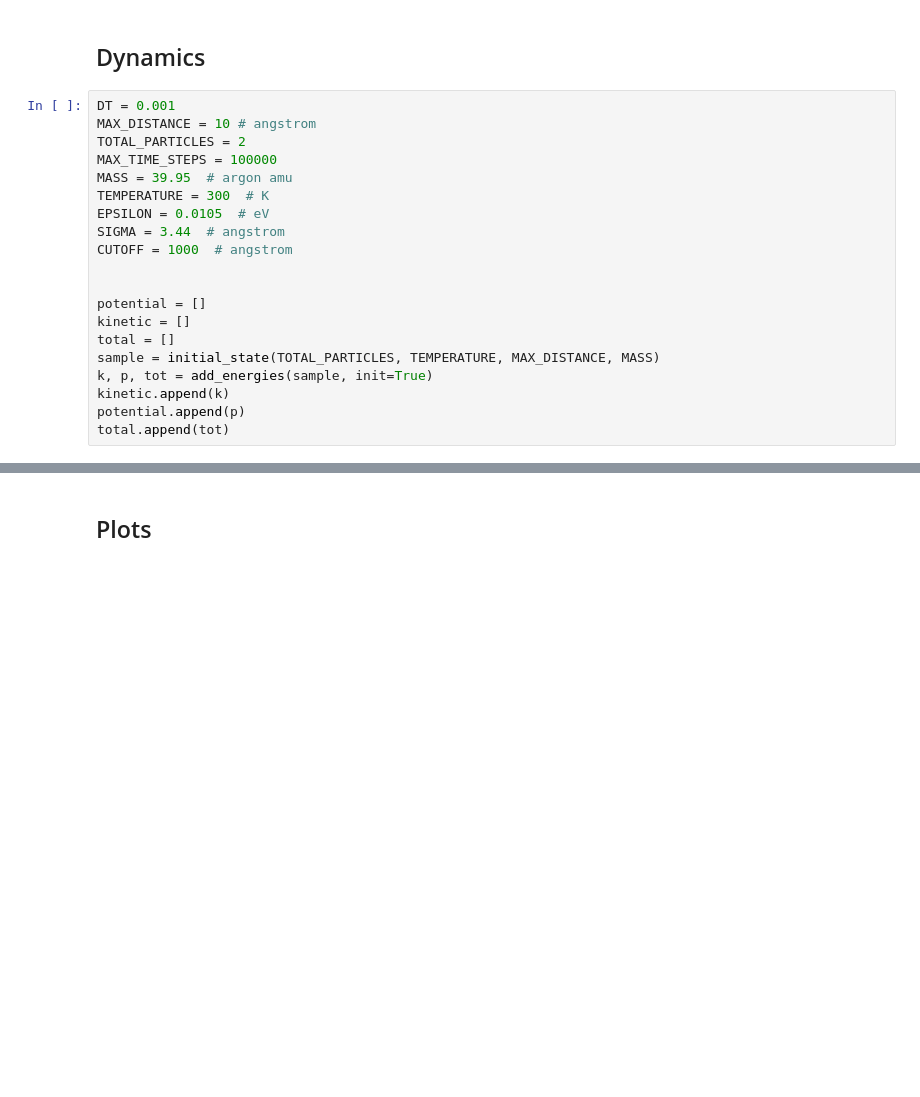
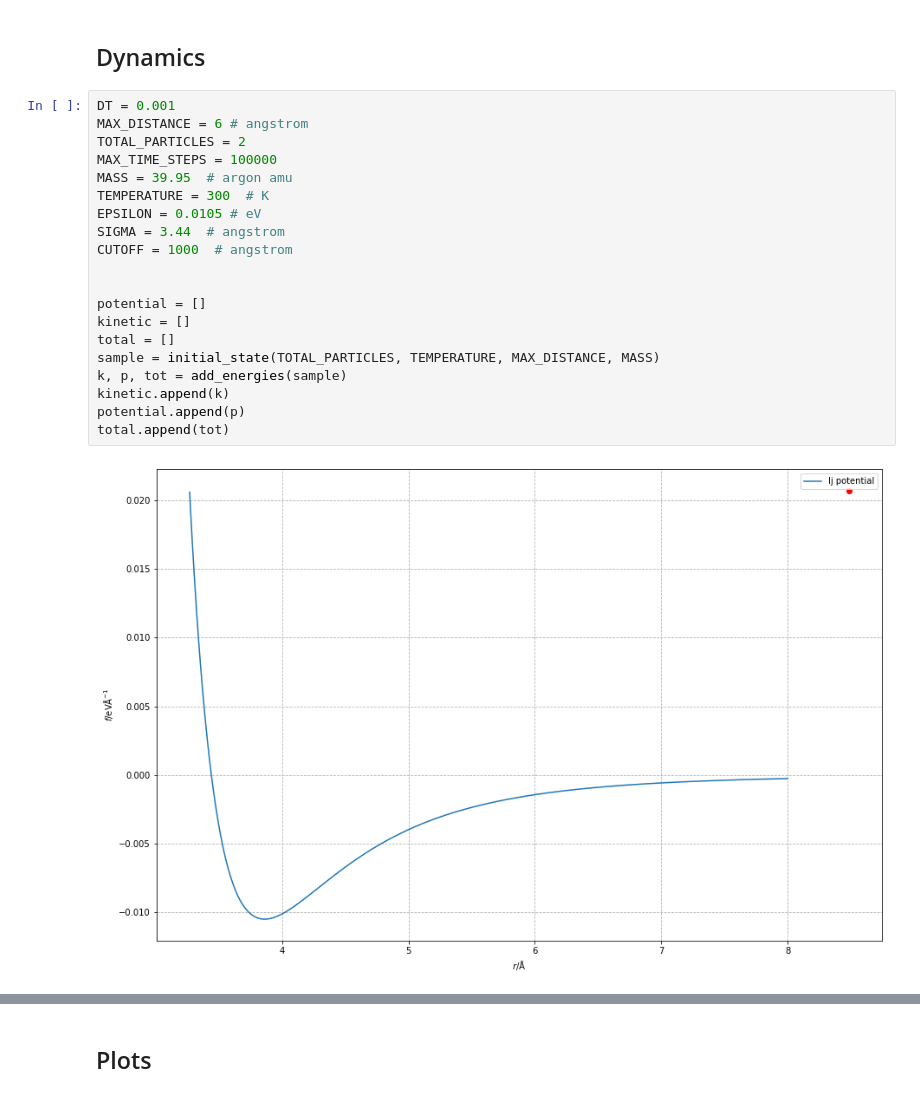
Before and after one commit to giuseppesimionato/gas-simulation, a Jupyter notebook: gas-simulation.ipynb, the cells around one changed output, grey strips where cells are left out. Cells and saved outputs as stored; diff of their text form; blank space fills up the shorter version.

```diff
--- a/gas-simulation.ipynb
+++ b/gas-simulation.ipynb
@@ -273,21 +284,23 @@ def apply_elastic_collisions(new_state):
 ## Dynamics
 # %%
 DT = 0.001
-MAX_DISTANCE = 10 # angstrom
+MAX_DISTANCE = 6 # angstrom
 TOTAL_PARTICLES = 2
 MAX_TIME_STEPS = 100000
 MASS = 39.95  # argon amu
 TEMPERATURE = 300  # K
-EPSILON = 0.0105  # eV
+EPSILON = 0.0105 # eV
 SIGMA = 3.44  # angstrom
 CUTOFF = 1000  # angstrom
 
 
 potential = []
 kinetic = []
 total = []
 sample = initial_state(TOTAL_PARTICLES, TEMPERATURE, MAX_DISTANCE, MASS)
-k, p, tot = add_energies(sample, init=True)
+k, p, tot = add_energies(sample)
 kinetic.append(k)
 potential.append(p)
 total.append(tot)
+# %% [output]
+[figure, added]
```
Also changed, not shown: parts of 9 cells of this notebook.
